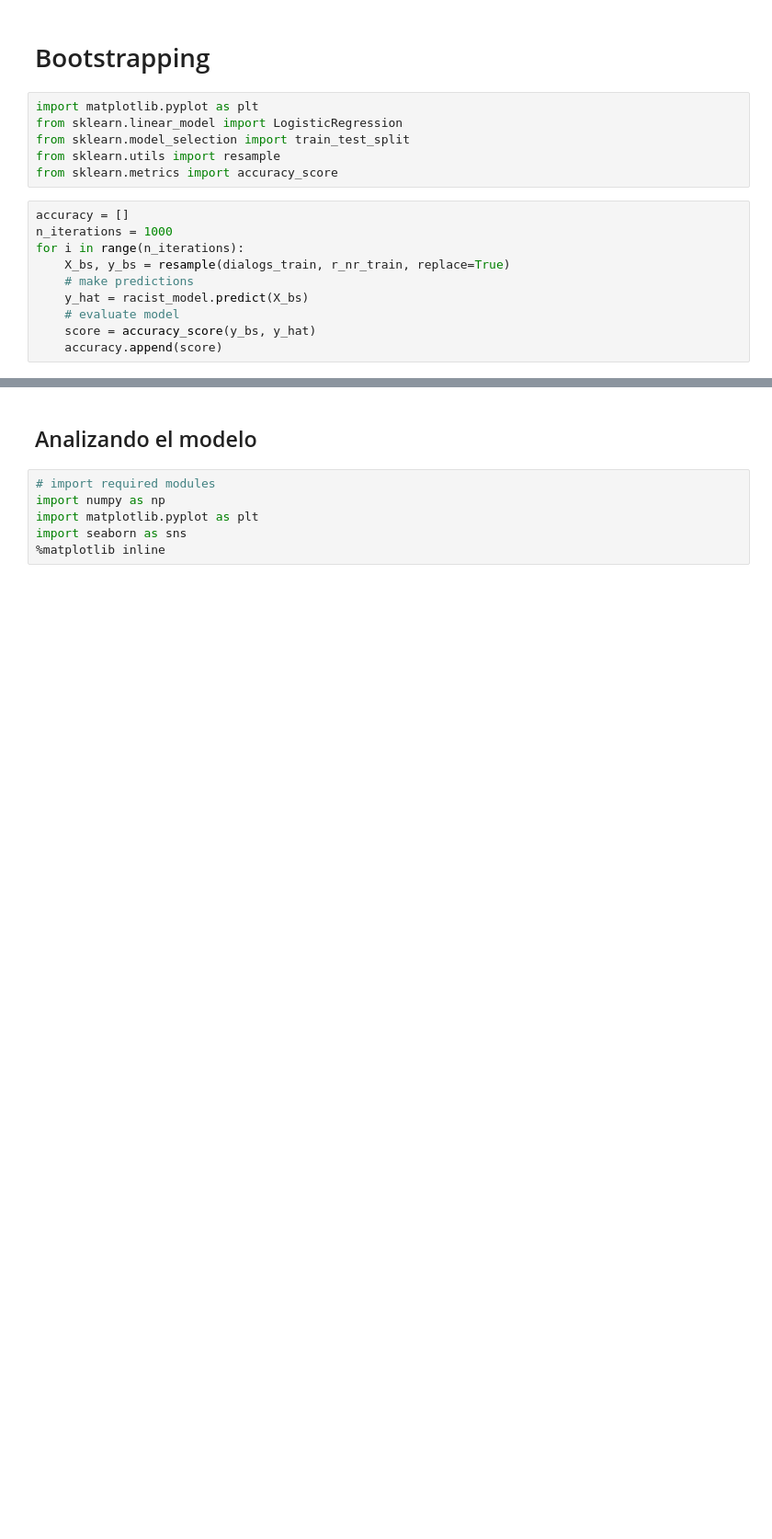
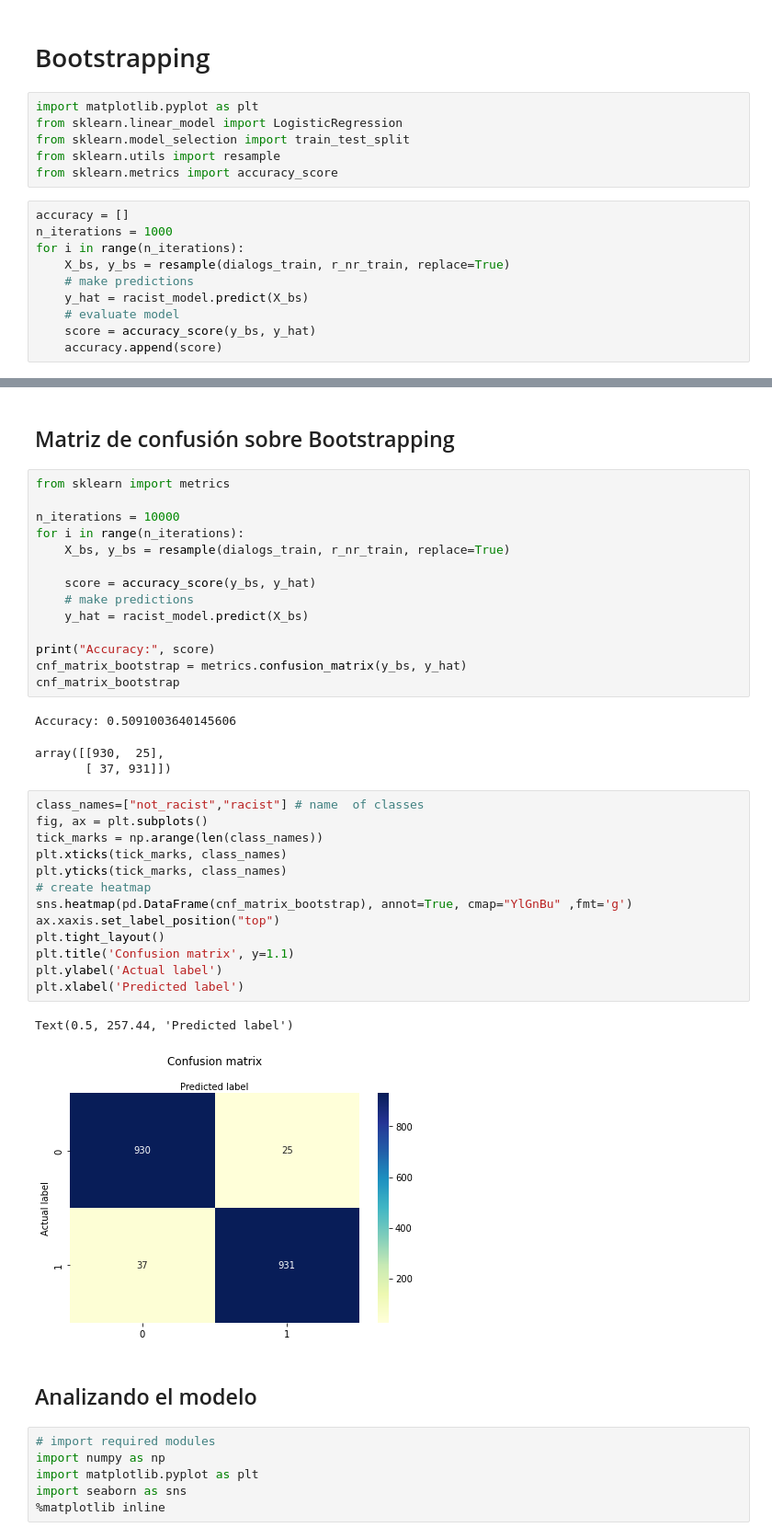
Before and after one commit to qequ/proyecto_nlp, a Jupyter notebook: deteccion_racismo.ipynb, the cells around one changed output, grey strips where cells are left out. Shown at 92% size. Saved outputs shown, nothing was run; the diff lists cells and outputs as text; blank space fills up the shorter version.

Commit message:
Added confussion matrix to bootstrapping

```diff
--- a/deteccion_racismo.ipynb
+++ b/deteccion_racismo.ipynb
@@ -120,3 +120,39 @@ plt.show()
+# %% [markdown]
+## Matriz de confusión sobre Bootstrapping
+# %%
+from sklearn import metrics
+
+n_iterations = 10000
+for i in range(n_iterations):
+    X_bs, y_bs = resample(dialogs_train, r_nr_train, replace=True)
+
+    score = accuracy_score(y_bs, y_hat)
+    # make predictions
+    y_hat = racist_model.predict(X_bs)
+
+print("Accuracy:", score)
+cnf_matrix_bootstrap = metrics.confusion_matrix(y_bs, y_hat)
+cnf_matrix_bootstrap
+# %% [output]
+Accuracy: 0.5091003640145606
+array([[930,  25],
+       [ 37, 931]])
+# %%
+class_names=["not_racist","racist"] # name  of classes
+fig, ax = plt.subplots()
+tick_marks = np.arange(len(class_names))
+plt.xticks(tick_marks, class_names)
+plt.yticks(tick_marks, class_names)
+# create heatmap
+sns.heatmap(pd.DataFrame(cnf_matrix_bootstrap), annot=True, cmap="YlGnBu" ,fmt='g')
+ax.xaxis.set_label_position("top")
+plt.tight_layout()
+plt.title('Confusion matrix', y=1.1)
+plt.ylabel('Actual label')
+plt.xlabel('Predicted label')
+# %% [output]
+Text(0.5, 257.44, 'Predicted label')
+[figure, added]
 # %% [markdown]
 ## Analizando el modelo
 # %%
```
Also changed, not shown: parts of 8 cells of this notebook.
